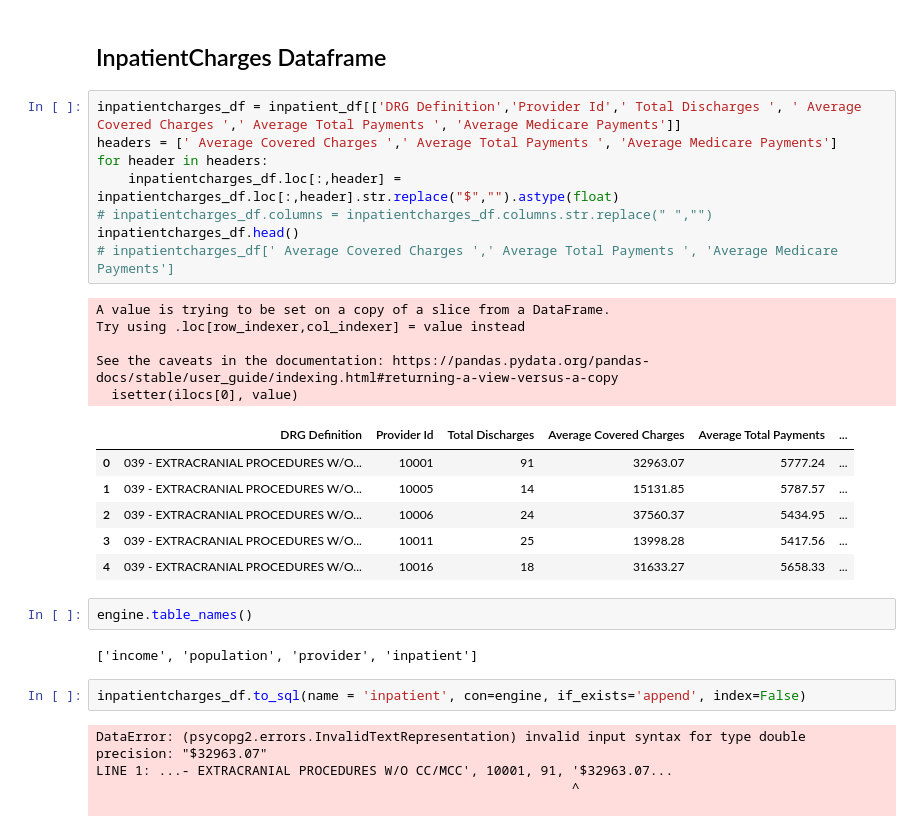
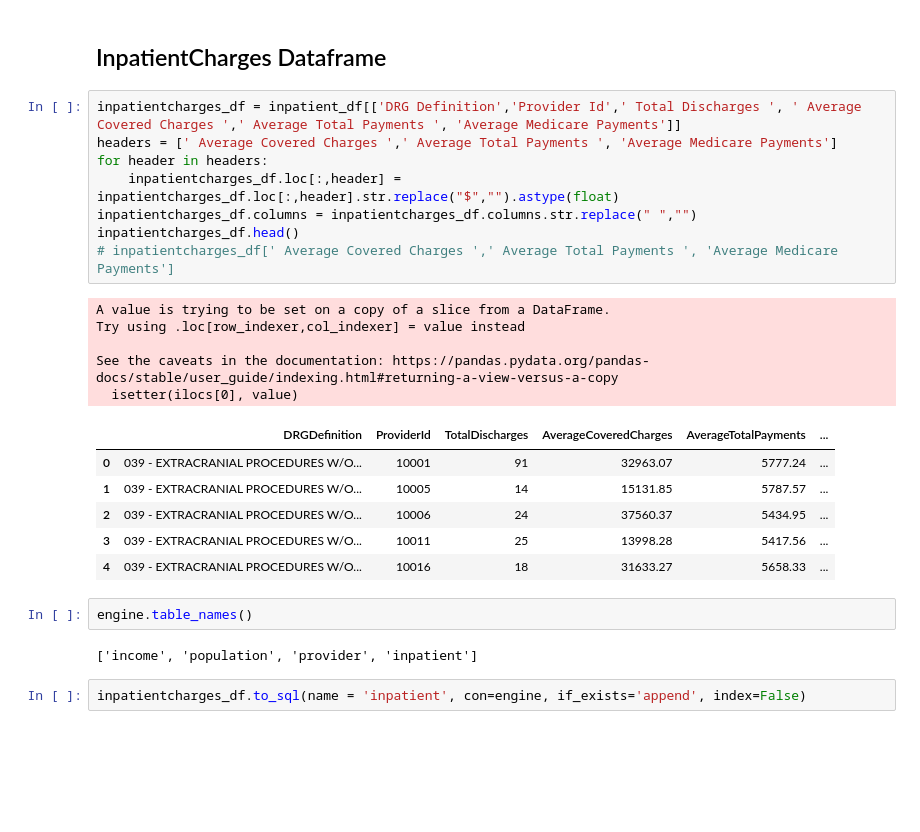
Before and after one commit to MohanPanga/InpatientCharges_Demography, a Jupyter notebook: DataTransformation.ipynb, the cells around one changed output. Drawn from its saved outputs; the diff is of its cells as text; blank space fills up the shorter version.

```diff
--- a/DataTransformation.ipynb
+++ b/DataTransformation.ipynb
@@ -147,18 +159,18 @@ provider_df.to_sql(name = 'provider', con=engine, if_exists='append', index=Fals
 # %%
 inpatientcharges_df = inpatient_df[['DRG Definition','Provider Id',' Total Discharges ', ' Average Covered Charges ',' Average Total Payments ', 'Average Medicare Payments']]
 headers = [' Average Covered Charges ',' Average Total Payments ', 'Average Medicare Payments']
 for header in headers:
     inpatientcharges_df.loc[:,header] = inpatientcharges_df.loc[:,header].str.replace("$","").astype(float)
-# inpatientcharges_df.columns = inpatientcharges_df.columns.str.replace(" ","")
+inpatientcharges_df.columns = inpatientcharges_df.columns.str.replace(" ","")
 inpatientcharges_df.head()
 # inpatientcharges_df[' Average Covered Charges ',' Average Total Payments ', 'Average Medicare Payments']
 # %% [output]
 A value is trying to be set on a copy of a slice from a DataFrame.
 Try using .loc[row_indexer,col_indexer] = value instead
 
 See the caveats in the documentation: https://pandas.pydata.org/pandas-docs/stable/user_guide/indexing.html#returning-a-view-versus-a-copy
   isetter(ilocs[0], value)
-|  | DRG Definition | Provider Id | Total Discharges | Average Covered Charges | Average Total Payments | ... |
+|  | DRGDefinition | ProviderId | TotalDischarges | AverageCoveredCharges | AverageTotalPayments | ... |
 | 0 | 039 - EXTRACRANIAL PROCEDURES W/O... | 10001 | 91 | 32963.07 | 5777.24 | ... |
 | 1 | 039 - EXTRACRANIAL PROCEDURES W/O... | 10005 | 14 | 15131.85 | 5787.57 | ... |
 | 2 | 039 - EXTRACRANIAL PROCEDURES W/O... | 10006 | 24 | 37560.37 | 5434.95 | ... |
@@ -170,8 +182,3 @@ engine.table_names()
 ['income', 'population', 'provider', 'inpatient']
 # %%
 inpatientcharges_df.to_sql(name = 'inpatient', con=engine, if_exists='append', index=False)
-# %% [output]
-DataError: (psycopg2.errors.InvalidTextRepresentation) invalid input syntax for type double precision: "$32963.07"
-LINE 1: ...- EXTRACRANIAL PROCEDURES W/O CC/MCC', 10001, 91, '$32963.07...
-                                                             ^
-
```
Also changed, not shown: parts of 4 cells of this notebook.
